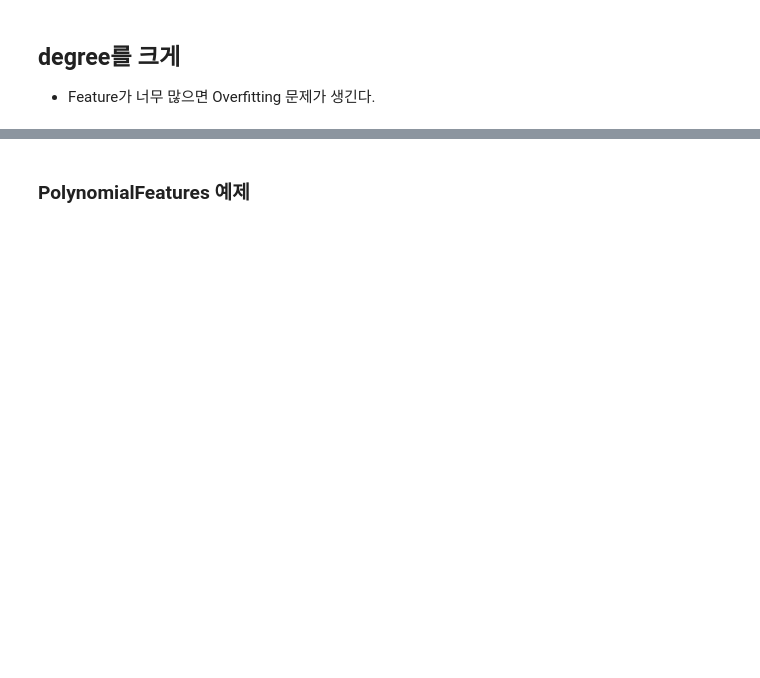
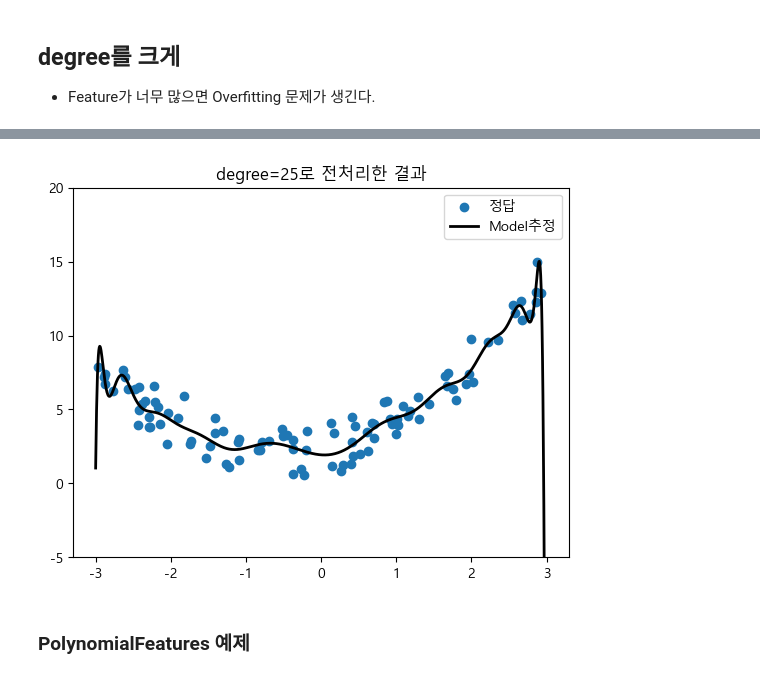
Before and after one commit to NGGW519/SKN13_mysrc, a Jupyter notebook: 08_머신러닝/12_선형모델_선형회귀.ipynb, the cells around one changed output, grey strips where cells are left out. Cells and saved outputs as stored; diff of their text form; code cells hidden in the pictures; blank space fills up the shorter version.

```diff
--- a/08_머신러닝/12_선형모델_선형회귀.ipynb
+++ b/08_머신러닝/12_선형모델_선형회귀.ipynb
@@ -330,12 +382,19 @@ print_regression_metrcis(y, pred3)
 # %%
 # degree=25 시각화
+# -3 < X_new(float) < 3
 y_hat = lr3.predict(pnf3.transform(X_new))
 plt.scatter(X, y, label="정답")
 plt.plot(X_new, y_hat, color='k', linewidth=2, label="Model추정")
 plt.legend()
 plt.title("degree=25로 전처리한 결과")
-# plt.ylim(-5, 20)
+plt.ylim(-5, 20)
 plt.show()
+
+# 아래 추정된 결과를 보면, 차수가 많아서 더 많은 점을 찾아갈 수 있지만, train set을 벗어난 부분(-3 미만, 3 초과)에서는 제대로 추정하지 못하고 있다.
+# 결국 trainset의 값만 잘 예측하는 셈.
+# 따라서 degree가 튜닝의 대상이 되는 것!
+# %% [output]
+[figure, added]
 # %% [markdown]
 ### PolynomialFeatures 예제
 # %%
```
Also changed, not shown: parts of 60 cells of this notebook, 18 other files.
